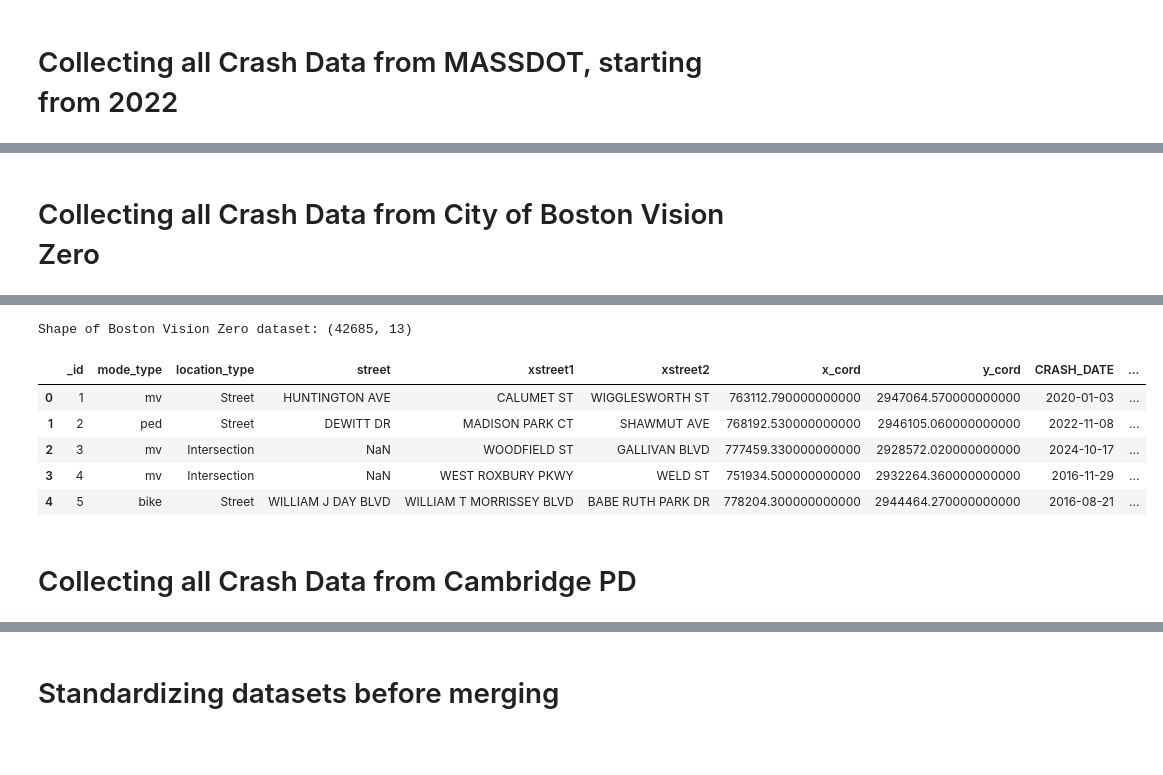
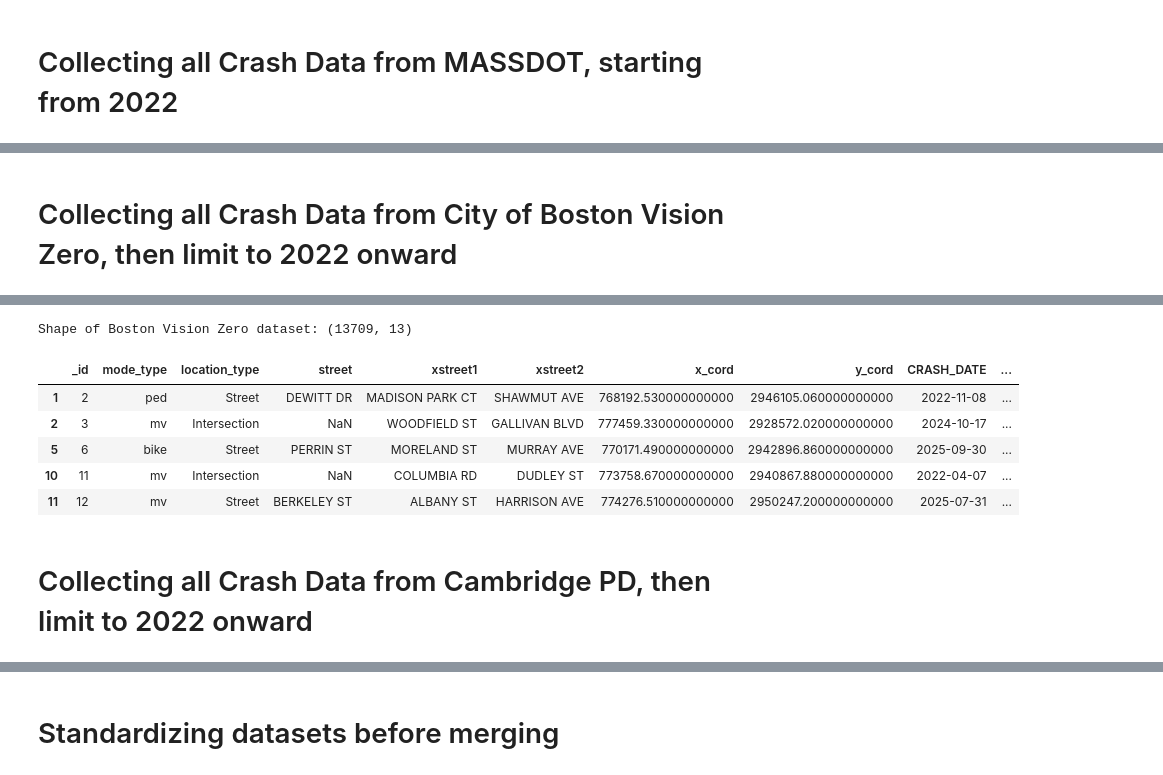
Before and after one commit to JackDougherty/mass-crash-map, a Jupyter notebook: boston-core-clean-merge.ipynb, the cells around one changed output, grey strips where cells are left out. Drawn from its saved outputs; the diff is of its cells as text; code cells hidden in the pictures; blank space fills up the shorter version.

Commit message:
updated notebook and boston core data

```diff
--- a/boston-core-clean-merge.ipynb
+++ b/boston-core-clean-merge.ipynb
@@ -96,7 +97,7 @@ Shape of MASSDOT dataset: (27172, 124)
 | 4 | 5054212 | BOSTON | 1641060720000 | 06:00PM to 06:59PM | Closed | Non-fatal injury | ... |
 5 rows × 124 columns
 # %% [markdown]
-# Collecting all Crash Data from City of Boston Vision Zero
+# Collecting all Crash Data from City of Boston Vision Zero, then limit to 2022 onward
 # %%
 package_url = "https://data.boston.gov/api/3/action/package_show"
 dataset_id = "vision-zero-crash-records"
@@ -152,28 +153,29 @@ Shape: (42685, 11)
 # %%
 # the dispatch_ts columns is of type str and contains information about the date and time
 # lat and lon are also of type str
 # the following code ensures time and date are of type datetime and lon and lat are numeric
 df["CRASH_DATE"] = pd.to_datetime(df["dispatch_ts"]).dt.date
 df["CRASH_TIME"] = pd.to_datetime(df["dispatch_ts"]).dt.time
 df['LAT'] = df['lat']
 df['LON'] = df['long']
 df['LAT'] = pd.to_numeric(df['LAT'], errors='coerce')
 df['LON'] = pd.to_numeric(df['LON'], errors='coerce')
 df['CITY_TOWN_NAME'] = 'BOSTON'
+df = df[pd.to_datetime(df["dispatch_ts"]).dt.year >=2022]
 df = df.drop(columns=["lat", "long","dispatch_ts"])
 bvz_crashes = df
 print("Shape of Boston Vision Zero dataset:",bvz_crashes.shape)
 bvz_crashes.head()
 # %% [output]
-Shape of Boston Vision Zero dataset: (42685, 13)
+Shape of Boston Vision Zero dataset: (13709, 13)
 |  | _id | mode_type | location_type | street | xstreet1 | xstreet2 | x_cord | y_cord | CRASH_DATE | ... |
-| 0 | 1 | mv | Street | HUNTINGTON AVE | CALUMET ST | WIGGLESWORTH ST | 763112.790000000000 | 2947064.570000000000 | 2020-01-03 | ... |
 | 1 | 2 | ped | Street | DEWITT DR | MADISON PARK CT | SHAWMUT AVE | 768192.530000000000 | 2946105.060000000000 | 2022-11-08 | ... |
 | 2 | 3 | mv | Intersection | NaN | WOODFIELD ST | GALLIVAN BLVD | 777459.330000000000 | 2928572.020000000000 | 2024-10-17 | ... |
-| 3 | 4 | mv | Intersection | NaN | WEST ROXBURY PKWY | WELD ST | 751934.500000000000 | 2932264.360000000000 | 2016-11-29 | ... |
-| 4 | 5 | bike | Street | WILLIAM J DAY BLVD | WILLIAM T MORRISSEY BLVD | BABE RUTH PARK DR | 778204.300000000000 | 2944464.270000000000 | 2016-08-21 | ... |
+| 5 | 6 | bike | Street | PERRIN ST | MORELAND ST | MURRAY AVE | 770171.490000000000 | 2942896.860000000000 | 2025-09-30 | ... |
+| 10 | 11 | mv | Intersection | NaN | COLUMBIA RD | DUDLEY ST | 773758.670000000000 | 2940867.880000000000 | 2022-04-07 | ... |
+| 11 | 12 | mv | Street | BERKELEY ST | ALBANY ST | HARRISON AVE | 774276.510000000000 | 2950247.200000000000 | 2025-07-31 | ... |
 # %% [markdown]
-# Collecting all Crash Data from Cambridge PD
+# Collecting all Crash Data from Cambridge PD, then limit to 2022 onward
 # %%
 APP_TOKEN = "LfkihW5e09LSy1YiqpcxGzhpc"
 
```
Also changed, not shown: parts of 15 cells of this notebook, 4 other files.
